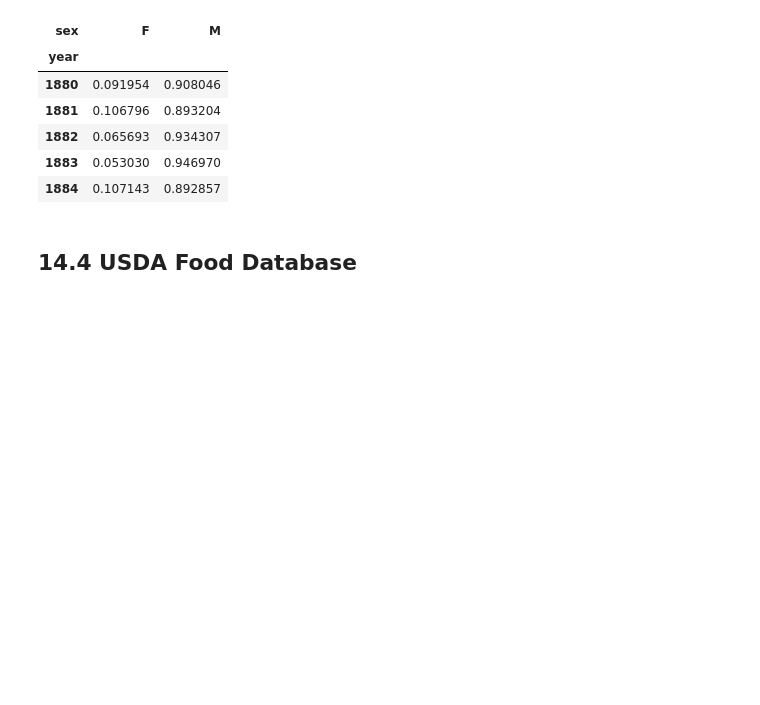
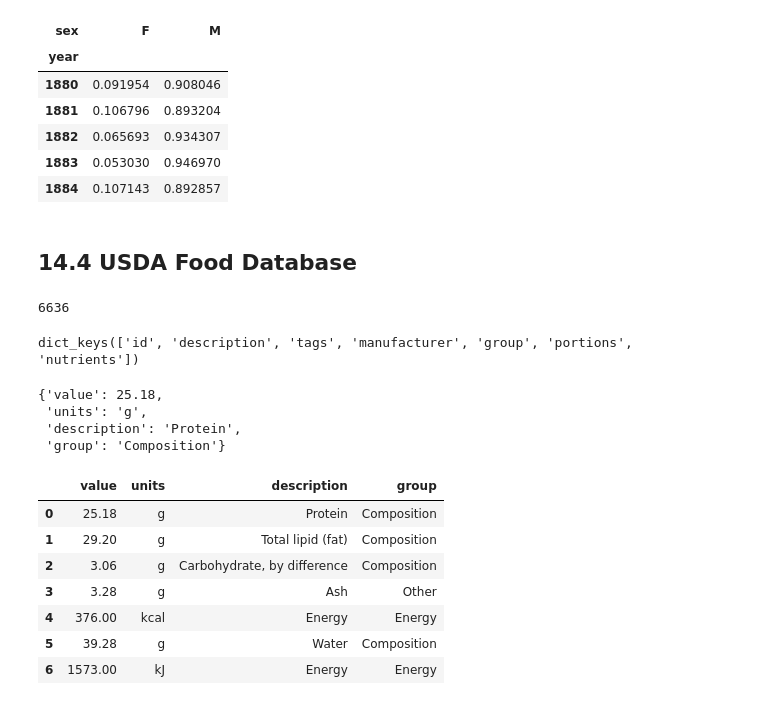
Before and after one commit to harryyang1982/python_for_data_analysis, a Jupyter notebook: chapter14.ipynb, the cells around one changed output. Drawn from its saved outputs; the diff is of its cells as text; code cells hidden in the pictures; blank space fills up the shorter version.

```diff
--- a/chapter14.ipynb
+++ b/chapter14.ipynb
@@ -1104,0 +1109,30 @@ table.head()
+# %%
+db = json.load(open('datasets/usda_food/database.json'))
+# %%
+len(db)
+# %% [output]
+6636
+# %%
+db[0].keys()
+# %% [output]
+dict_keys(['id', 'description', 'tags', 'manufacturer', 'group', 'portions', 'nutrients'])
+# %%
+db[0]['nutrients'][0]
+# %% [output]
+{'value': 25.18,
+ 'units': 'g',
+ 'description': 'Protein',
+ 'group': 'Composition'}
+# %%
+nutrients = pd.DataFrame(db[0]['nutrients'])
+# %%
+nutrients[:7]
+# %% [output]
+|  | value | units | description | group |
+| 0 | 25.18 | g | Protein | Composition |
+| 1 | 29.20 | g | Total lipid (fat) | Composition |
+| 2 | 3.06 | g | Carbohydrate, by difference | Composition |
+| 3 | 3.28 | g | Ash | Other |
+| 4 | 376.00 | kcal | Energy | Energy |
+| 5 | 39.28 | g | Water | Composition |
+| 6 | 1573.00 | kJ | Energy | Energy |
```
Also changed, not shown: parts of 25 cells of this notebook.
